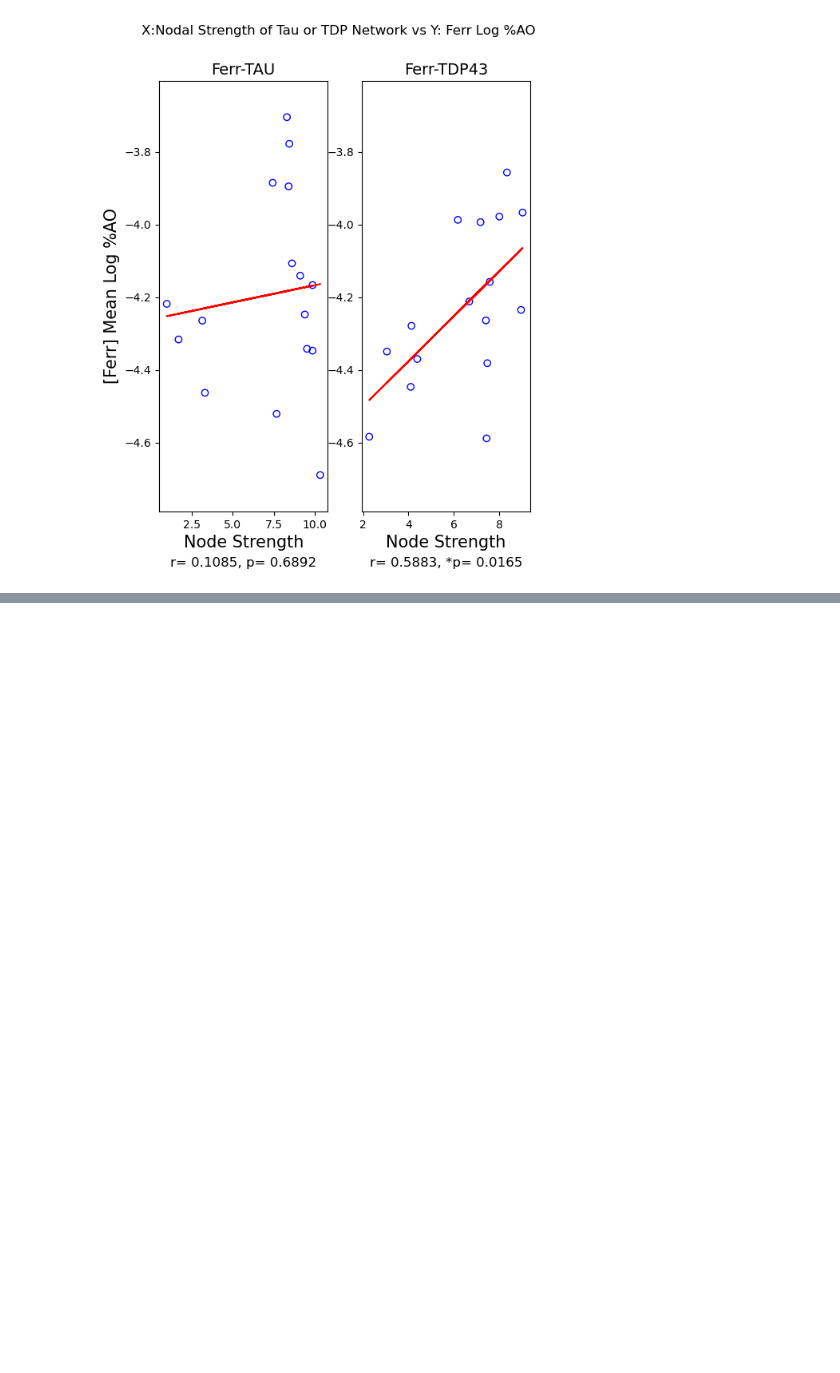
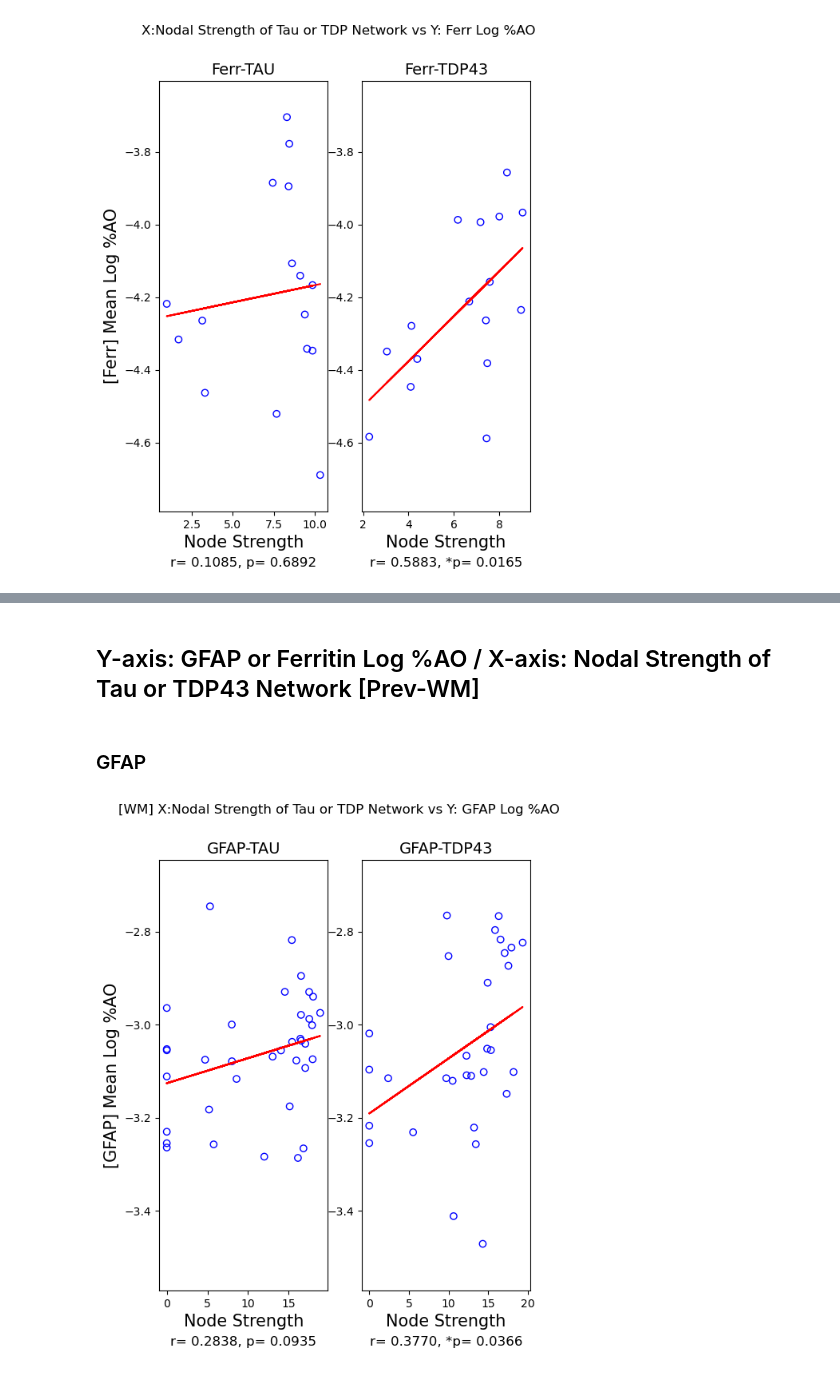
Before and after one commit to dontminchenit/mBIN, a Jupyter notebook: FTD_JupyterNotebook/GFAP_Ferritin_Analysis/[3] Nodal Strength vs Log %AO.ipynb, the cells around one changed output, grey strips where cells are left out. Cells and saved outputs as stored; diff of their text form; code cells hidden in the pictures; blank space fills up the shorter version.

```diff
--- a/FTD_JupyterNotebook/GFAP_Ferritin_Analysis/[3] Nodal Strength vs Log %AO.ipynb
+++ b/FTD_JupyterNotebook/GFAP_Ferritin_Analysis/[3] Nodal Strength vs Log %AO.ipynb
@@ -340,0 +402,12 @@ nonZeroDegCorr(Ferr_TAU_Drop, cov_TAU_Drop_Ferr, Ferr_TDP_Drop, cov_TDP_Drop_Fer
+# %% [markdown]
+## Y-axis: GFAP or Ferritin Log %AO / X-axis: Nodal Strength of Tau or TDP43 Network [Prev-WM]
+# %% [markdown]
+### GFAP
+# %%
+nonZeroDegCorr(GFAP_TAU_Drop, covTAU_Drop_GFAP_WM, GFAP_TDP_Drop, covTDP_Drop_GFAP_WM,
+               'GFAP-TAU', 'GFAP-TDP43', 14,
+               'Node Strength', '[GFAP] Mean Log %AO', 15,
+               gfap_ferritin_Fig, '[WM] X:Nodal Strength of Tau or TDP Network vs Y: GFAP Log %AO',
+               linear_regression = True)
+# %% [output]
+[figure, added]
```
Also changed, not shown: parts of 13 cells of this notebook, 36 other files.
